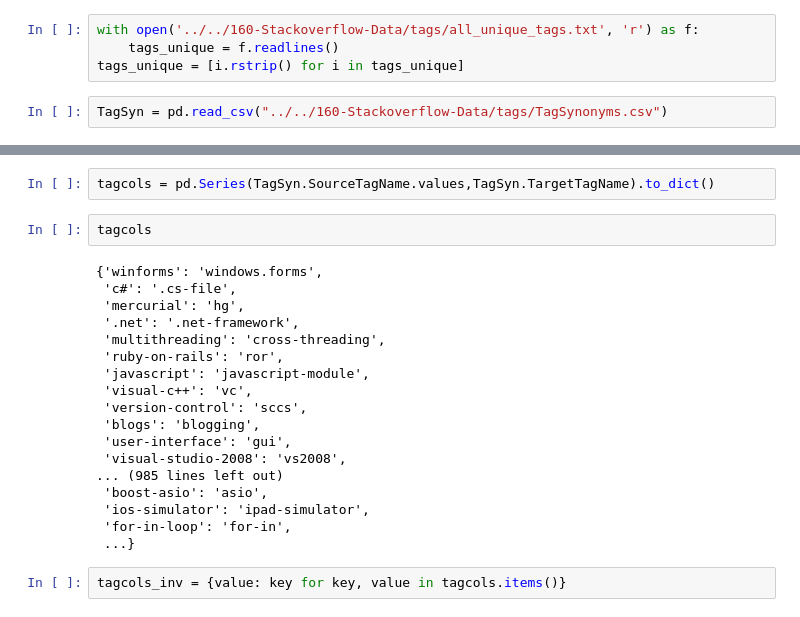
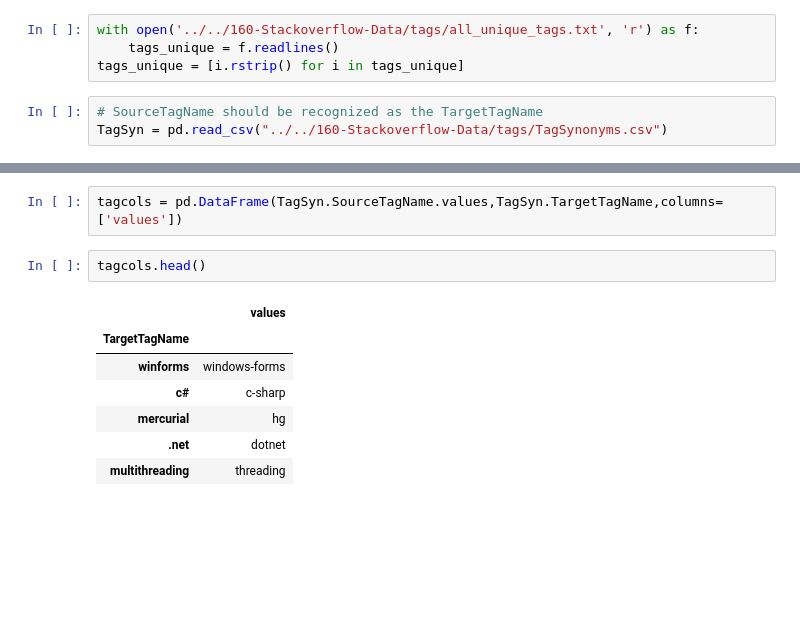
Before and after one commit to MaksimDan/160-Stackoverflow, a Jupyter notebook: source/eda/User_Strength.ipynb, the cells around one changed output, grey strips where cells are left out. Cells and saved outputs as stored; diff of their text form; blank space fills up the shorter version.

```diff
--- a/source/eda/User_Strength.ipynb
+++ b/source/eda/User_Strength.ipynb
@@ -176,6 +209,7 @@ with open('../../160-Stackoverflow-Data/tags/all_unique_tags.txt', 'r') as f:
     tags_unique = f.readlines()
 tags_unique = [i.rstrip() for i in tags_unique]
 # %%
+# SourceTagName should be recognized as the TargetTagName
 TagSyn = pd.read_csv("../../160-Stackoverflow-Data/tags/TagSynonyms.csv")
 # %%
 TagSyn.head()
@@ -187,26 +221,14 @@ TagSyn.head()
 | 3 | 9 | dotnet | .net | 2010-07-16 00:02:29 | 17174 | 1323 | 2018-04-19 11:28:31 | ... |
 | 4 | 10 | threading | multithreading | 2010-07-16 00:04:00 | 17174 | 3844 | 2018-04-21 21:58:51 | ... |
 # %%
-tagcols = pd.Series(TagSyn.SourceTagName.values,TagSyn.TargetTagName).to_dict()
+tagcols = pd.DataFrame(TagSyn.SourceTagName.values,TagSyn.TargetTagName,columns=['values'])
 # %%
-tagcols
+tagcols.head()
 # %% [output]
-{'winforms': 'windows.forms',
- 'c#': '.cs-file',
- 'mercurial': 'hg',
- '.net': '.net-framework',
- 'multithreading': 'cross-threading',
- 'ruby-on-rails': 'ror',
- 'javascript': 'javascript-module',
- 'visual-c++': 'vc',
- 'version-control': 'sccs',
- 'blogs': 'blogging',
- 'user-interface': 'gui',
- 'visual-studio-2008': 'vs2008',
-... (985 lines left out)
- 'boost-asio': 'asio',
- 'ios-simulator': 'ipad-simulator',
- 'for-in-loop': 'for-in',
- ...}
+|  | values |
+| TargetTagName |  |
+| winforms | windows-forms |
+| c# | c-sharp |
+| mercurial | hg |
+| .net | dotnet |
+| multithreading | threading |
-# %%
-tagcols_inv = {value: key for key, value in tagcols.items()}
```
Also changed, not shown: parts of 17 cells of this notebook.
